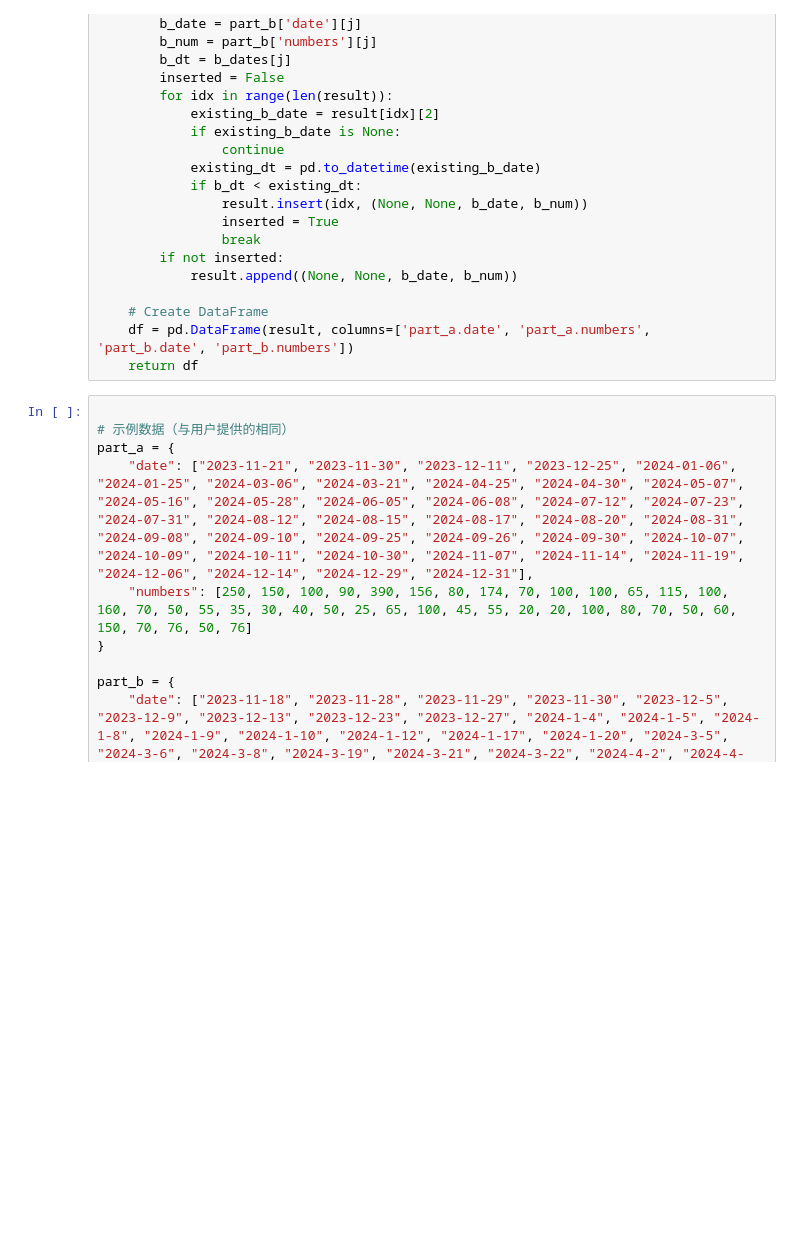
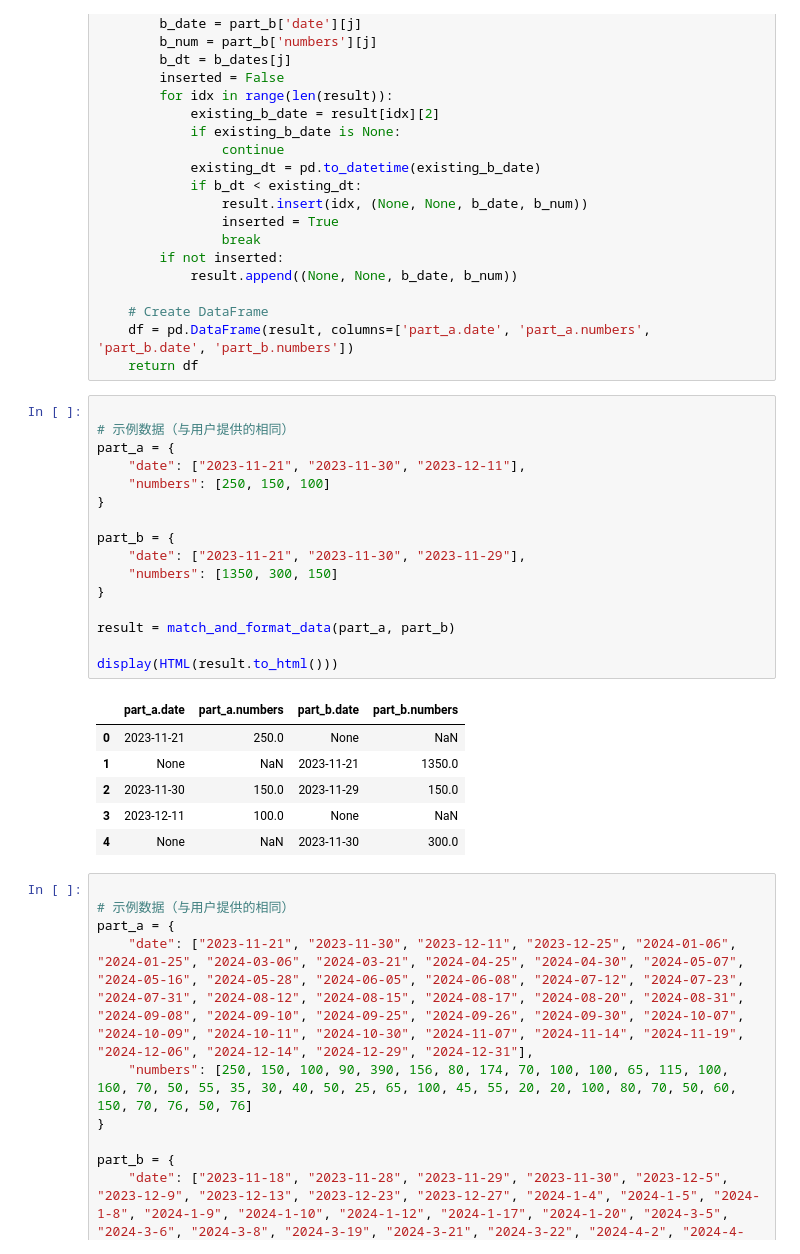
Before and after one commit to sqjian/financial_tools, a Jupyter notebook: notebook/dev.ipynb, the cells around one changed output. Saved outputs shown, nothing was run; the diff lists cells and outputs as text; blank space fills up the shorter version.

```diff
--- a/notebook/dev.ipynb
+++ b/notebook/dev.ipynb
@@ -135,6 +135,29 @@ def match_and_format_data(part_a, part_b):
     # Create DataFrame
     df = pd.DataFrame(result, columns=['part_a.date', 'part_a.numbers', 'part_b.date', 'part_b.numbers'])
     return df
+# %%
+
+# 示例数据（与用户提供的相同）
+part_a = {
+    "date": ["2023-11-21", "2023-11-30", "2023-12-11"],
+    "numbers": [250, 150, 100]
+}
+
+part_b = {
+    "date": ["2023-11-21", "2023-11-30", "2023-11-29"],
+    "numbers": [1350, 300, 150]
+}
+
+result = match_and_format_data(part_a, part_b)
+
+display(HTML(result.to_html()))
+# %% [output]
+|  | part_a.date | part_a.numbers | part_b.date | part_b.numbers |
+| 0 | 2023-11-21 | 250.0 | None | NaN |
+| 1 | None | NaN | 2023-11-21 | 1350.0 |
+| 2 | 2023-11-30 | 150.0 | 2023-11-29 | 150.0 |
+| 3 | 2023-12-11 | 100.0 | None | NaN |
+| 4 | None | NaN | 2023-11-30 | 300.0 |
 # %%
 
 # 示例数据（与用户提供的相同）
```
